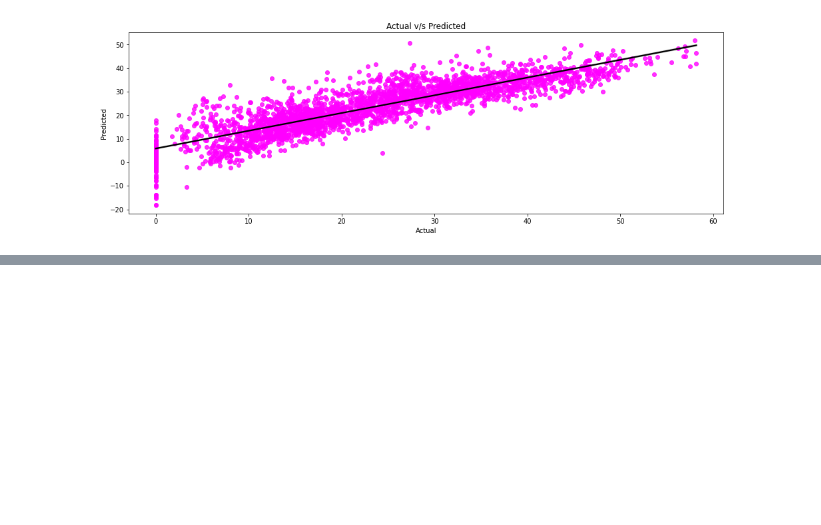
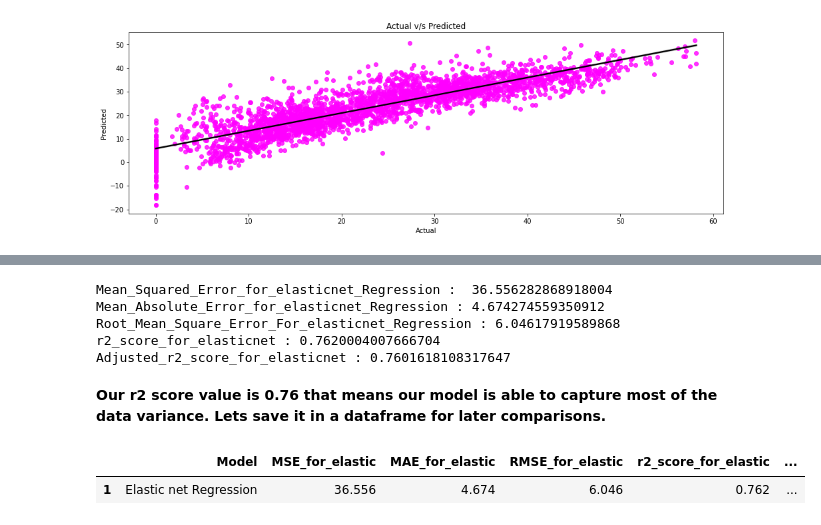
Before and after one commit to sksamima5/Bike-Sharing-Demand-Prediction-, a Jupyter notebook: Bike_Sharing_Demand_Prediction_Capstone_Project.ipynb, the cells around one changed output, grey strips where cells are left out. Cells and saved outputs as stored; diff of their text form; code cells hidden in the pictures; blank space fills up the shorter version.

```diff
--- a/Bike_Sharing_Demand_Prediction_Capstone_Project.ipynb
+++ b/Bike_Sharing_Demand_Prediction_Capstone_Project.ipynb
@@ -1322,0 +1389,42 @@ plot_scatter(y_pred_test_ridge,y_test)
+# %%
+#Calculate Mean Square Error
+MSE_for_elastic =  mean_squared_error(y_test, y_pred_test_elastic)
+print('Mean_Squared_Error_for_elasticnet_Regression : ',MSE_for_elastic)
+
+#Calculate Mean Absolute error
+MAE_for_elastic = mean_absolute_error(y_test, y_pred_test_elastic)
+print('Mean_Absolute_Error_for_elasticnet_Regression :' , MAE_for_elastic)
+
+#Calculate Root Mean Square Error
+RMSE_for_elastic = np.sqrt(MSE_for_elastic)
+print('Root_Mean_Square_Error_For_elasticnet_Regression :', RMSE_for_elastic)
+
+#Calculate r2 Score
+r2_score_for_elastic = r2_score(y_test, y_pred_test_elastic)
+print('r2_score_for_elasticnet :', r2_score_for_elastic)
+
+#Calculate Adjusted r2 Score
+Adjusted_r2_score_for_elastic = (1-(1-r2_score(y_test, y_pred_test_elastic))*((X_train.shape[0]-1)/(X_train.shape[0]-X_train.shape[1]-1)) )
+print("Adjusted_r2_score_for_elasticnet :",1-(1-r2_score(y_test, y_pred_test_elastic))*((X_train.shape[0]-1)/(X_train.shape[0]-X_train.shape[1]-1)) )
+# %% [output]
+Mean_Squared_Error_for_elasticnet_Regression :  36.556282868918004
+Mean_Absolute_Error_for_elasticnet_Regression : 4.674274559350912
+Root_Mean_Square_Error_For_elasticnet_Regression : 6.04617919589868
+r2_score_for_elasticnet : 0.7620004007666704
+Adjusted_r2_score_for_elasticnet : 0.7601618108317647
+# %% [markdown]
+**Our r2 score value is 0.76 that means our model is able to capture most of the data variance. Lets save it in a dataframe for later comparisons.**
+# %%
+#Storing the traning set metrics value in a dataframe for later comparison
+dict8 = {'Model' : 'Elastic net Regression',
+         'MSE_for_elastic' : round((MSE_for_elastic),3),
+         'MAE_for_elastic' : round((MAE_for_elastic),3),
+         'RMSE_for_elastic' : round((RMSE_for_elastic),3),
+         'r2_score_for_elastic' : round((r2_score_for_elastic),3),
+         'Adjusted_r2_score_for_elastic' : round((Adjusted_r2_score_for_elastic),3)
+         }
+elastic_test_df = pd.DataFrame(dict8, index=[1])
+elastic_test_df
+# %% [output]
+|  | Model | MSE_for_elastic | MAE_for_elastic | RMSE_for_elastic | r2_score_for_elastic | ... |
+| 1 | Elastic net Regression | 36.556 | 4.674 | 6.046 | 0.762 | ... |
```
Also changed, not shown: parts of 33 cells of this notebook.
